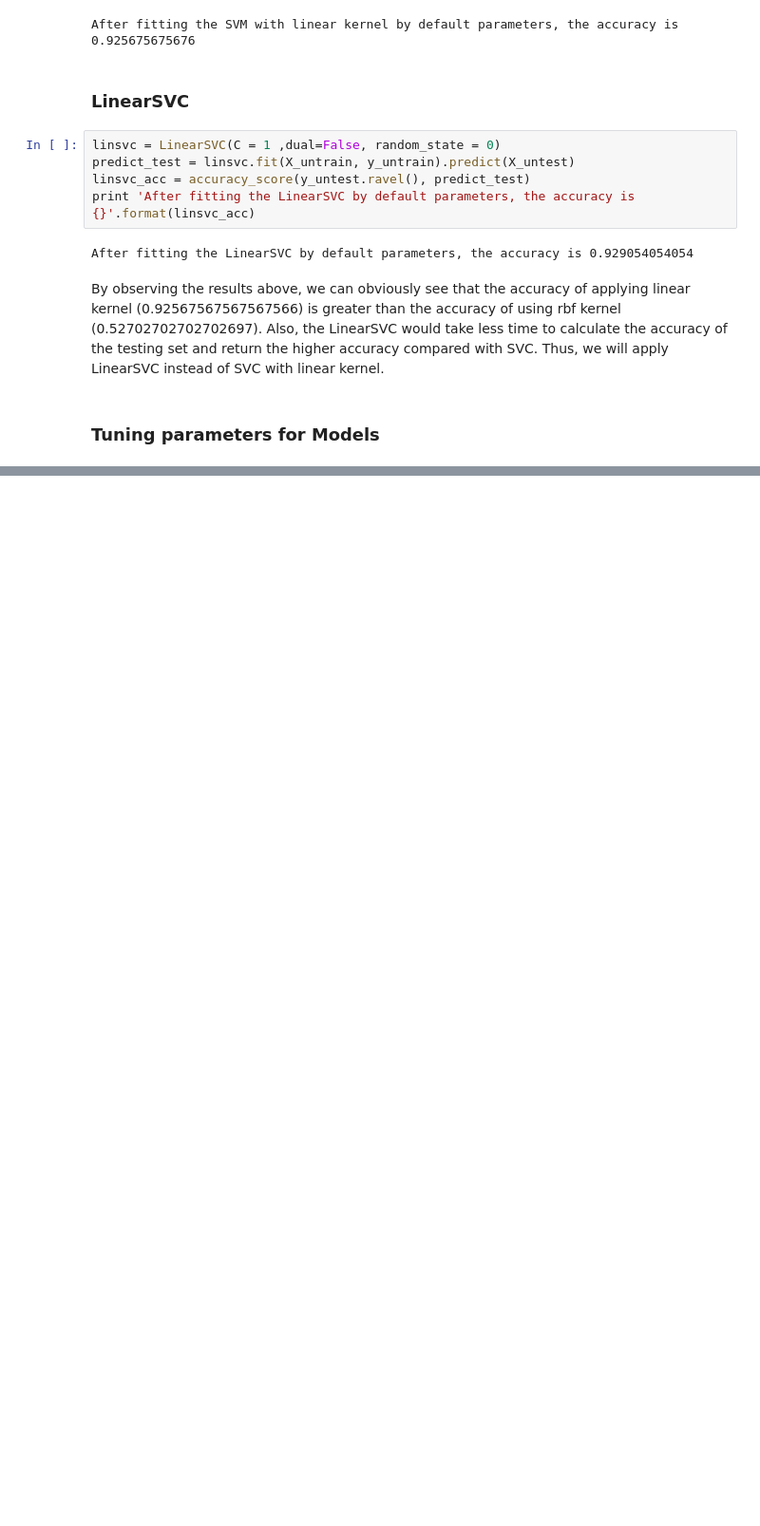
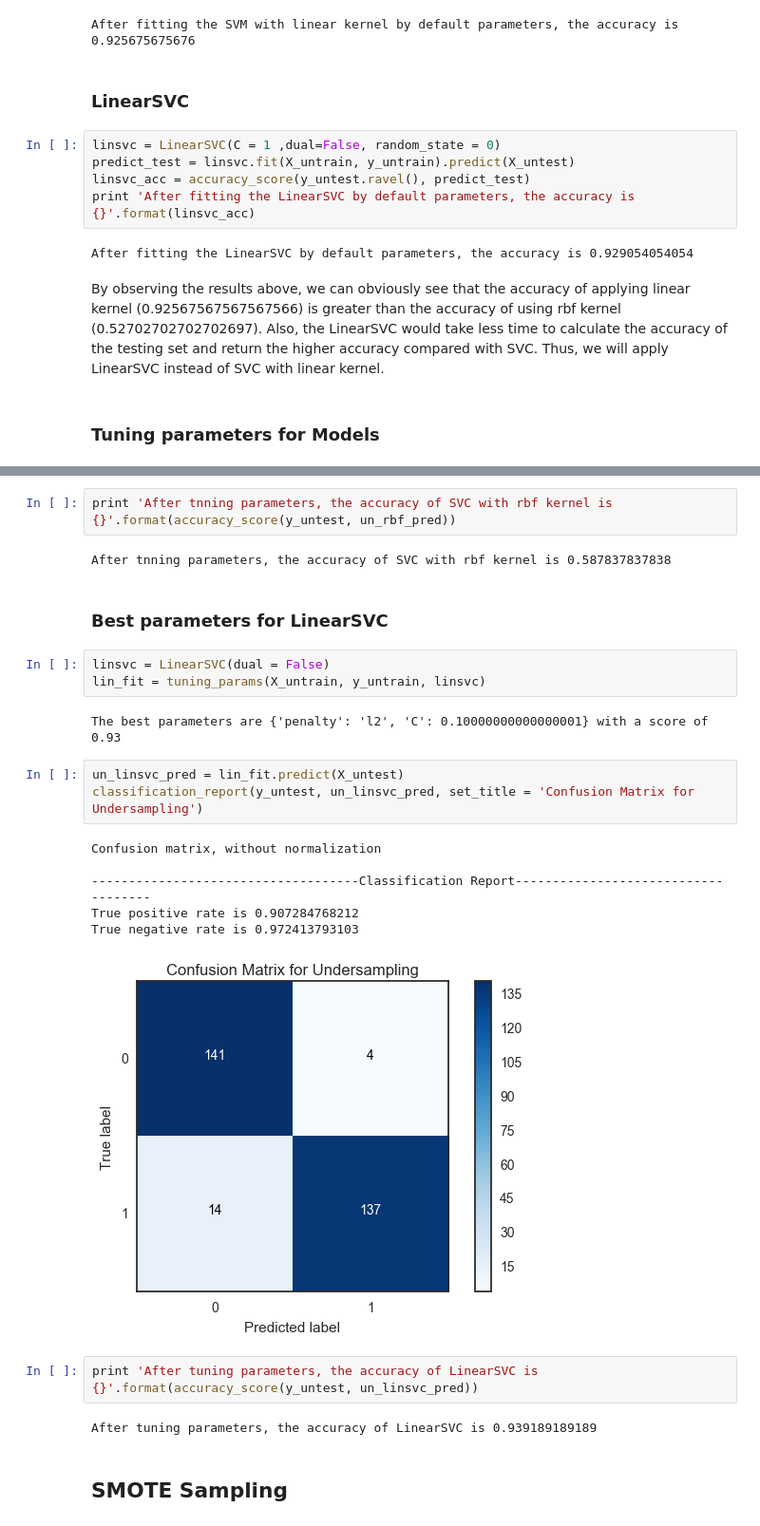
Before and after one commit to guanyu917/Fraud-Detection, a Jupyter notebook: Credit Card Fraud Transaction Detection.ipynb, the cells around one changed output, grey strips where cells are left out. Shown at 95% size. Cells and saved outputs as stored; diff of their text form; blank space fills up the shorter version.

```diff
--- a/Credit Card Fraud Transaction Detection.ipynb
+++ b/Credit Card Fraud Transaction Detection.ipynb
@@ -406,0 +402,27 @@ plt.plot(trees, accuracy)
+# %%
+print 'After tnning parameters, the accuracy of SVC with rbf kernel is {}'.format(accuracy_score(y_untest, un_rbf_pred))
+# %% [output]
+After tnning parameters, the accuracy of SVC with rbf kernel is 0.587837837838
+# %% [markdown]
+### Best parameters for LinearSVC
+# %%
+linsvc = LinearSVC(dual = False)
+lin_fit = tuning_params(X_untrain, y_untrain, linsvc)
+# %% [output]
+The best parameters are {'penalty': 'l2', 'C': 0.10000000000000001} with a score of 0.93
+# %%
+un_linsvc_pred = lin_fit.predict(X_untest)
+classification_report(y_untest, un_linsvc_pred, set_title = 'Confusion Matrix for Undersampling')
+# %% [output]
+Confusion matrix, without normalization
+
+------------------------------------Classification Report------------------------------------
+True positive rate is 0.907284768212
+True negative rate is 0.972413793103
+[figure, added]
+# %%
+print 'After tuning parameters, the accuracy of LinearSVC is {}'.format(accuracy_score(y_untest, un_linsvc_pred))
+# %% [output]
+After tuning parameters, the accuracy of LinearSVC is 0.939189189189
+# %% [markdown]
+## SMOTE Sampling
```
Also changed, not shown: parts of 52 cells of this notebook.
